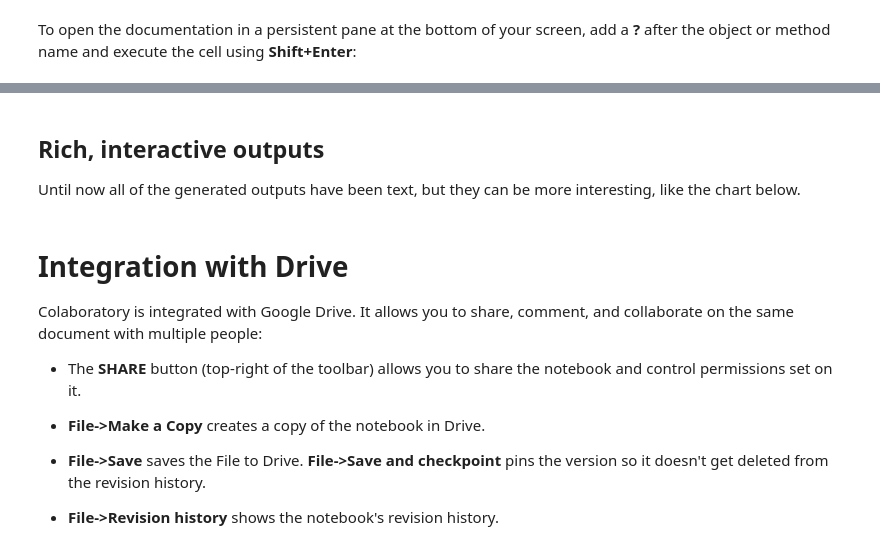
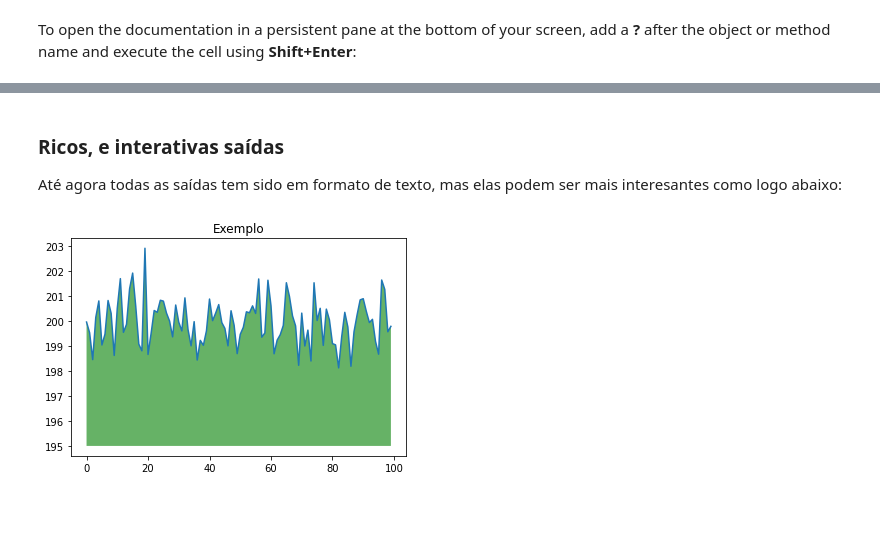
Before and after one commit to allyssonallan/EvoGen_course, a Jupyter notebook: Overview_of_Colaboratory_Features.ipynb, the cells around one changed output, grey strips where cells are left out. Drawn from its saved outputs; the diff is of its cells as text; code cells hidden in the pictures; blank space fills up the shorter version.

```diff
--- a/Overview_of_Colaboratory_Features.ipynb
+++ b/Overview_of_Colaboratory_Features.ipynb
@@ -124,27 +120,17 @@ z = y/(1-x)
-# %% [markdown]
-## Rich, interactive outputs
-Until now all of the generated outputs have been text, but they can be more interesting, like the chart below.
+# %% [markdown]
+### Ricos, e interativas saídas
+Até agora todas as saídas tem sido em formato de texto, mas elas podem ser mais interesantes como logo abaixo:
 # %%
 import numpy as np
 from matplotlib import pyplot as plt
 
 ys = 200 + np.random.randn(100)
 x = [x for x in range(len(ys))]
 
 plt.plot(x, ys, '-')
 plt.fill_between(x, ys, 195, where=(ys > 195), facecolor='g', alpha=0.6)
 
-plt.title("Fills and Alpha Example")
+plt.title("Exemplo")
 plt.show()
+# %% [output]
+[figure, added]
-# %% [markdown]
-# Integration with Drive
-
-Colaboratory is integrated with Google Drive. It allows you to share, comment, and collaborate on the same document with multiple people:
-
-* The **SHARE** button (top-right of the toolbar) allows you to share the notebook and control permissions set on it.
-
-* **File->Make a Copy** creates a copy of the notebook in Drive.
-
-* **File->Save** saves the File to Drive. **File->Save and checkpoint** pins the version so it doesn't get deleted from the revision history.
-
-* **File->Revision history** shows the notebook's revision history.
```
Also changed, not shown: parts of 20 cells of this notebook.
